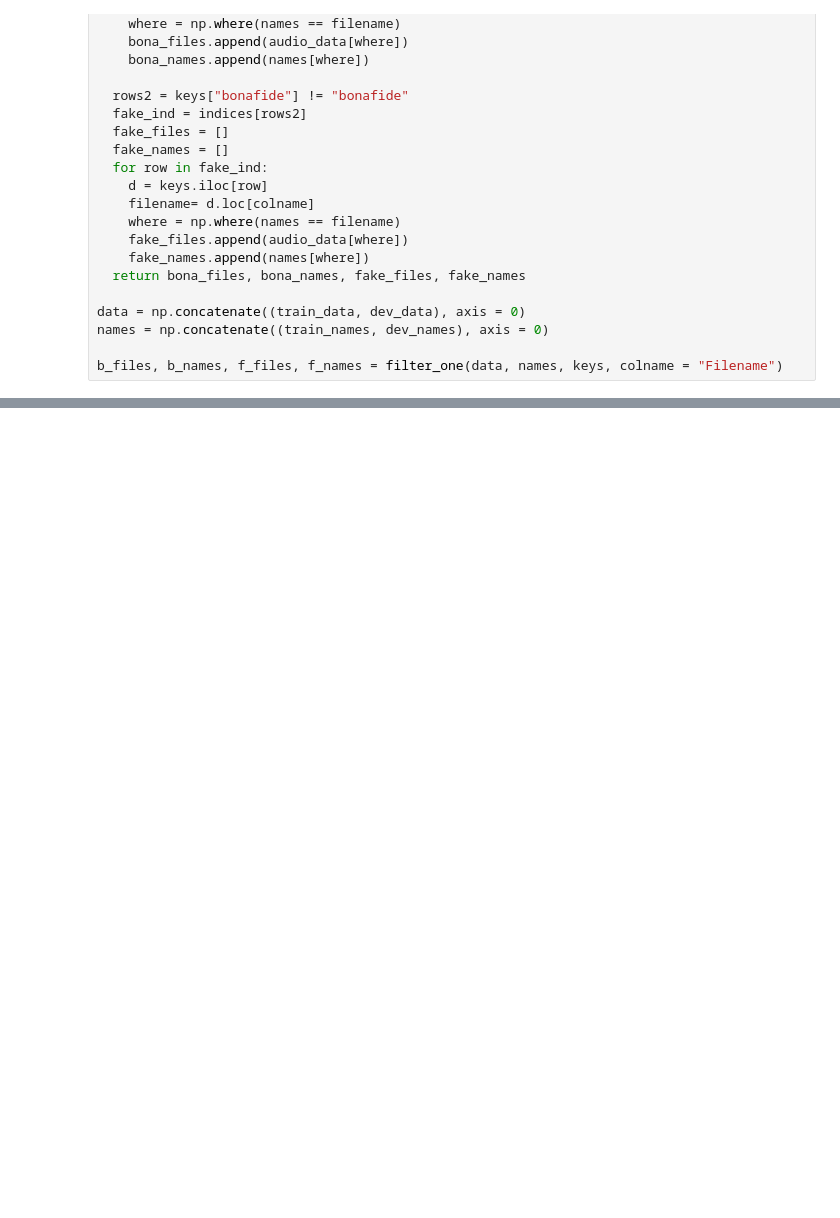
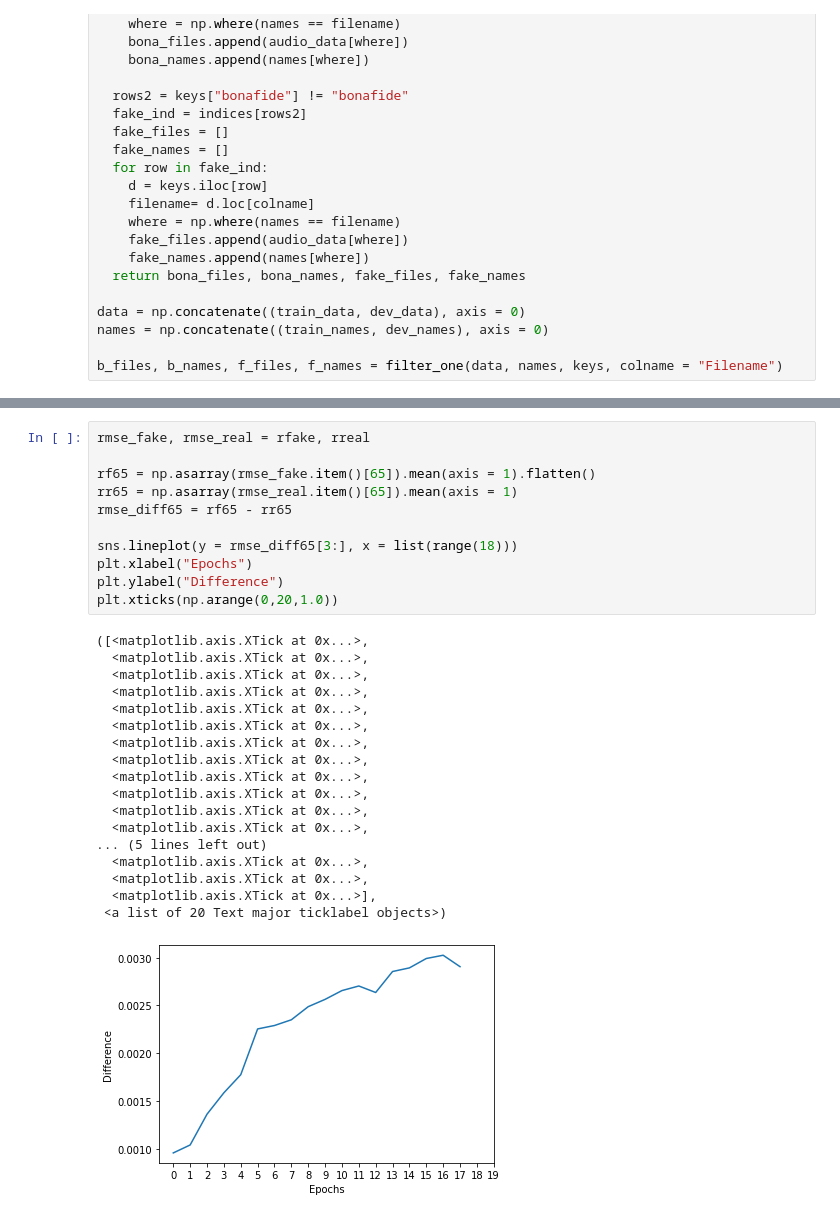
Before and after one commit to junycha97/idl-11785, a Jupyter notebook: 11785FP.ipynb, the cells around one changed output, grey strips where cells are left out. Drawn from its saved outputs; the diff is of its cells as text; blank space fills up the shorter version.

```diff
--- a/11785FP.ipynb
+++ b/11785FP.ipynb
@@ -668,0 +747,30 @@ Epoch [6/20] loss: 0.11310 val_loss: 0.08055 gender0 mse: 0.18057 gender1mse: 0.
+# %%
+rmse_fake, rmse_real = rfake, rreal
+
+rf65 = np.asarray(rmse_fake.item()[65]).mean(axis = 1).flatten()
+rr65 = np.asarray(rmse_real.item()[65]).mean(axis = 1)
+rmse_diff65 = rf65 - rr65
+
+sns.lineplot(y = rmse_diff65[3:], x = list(range(18)))
+plt.xlabel("Epochs")
+plt.ylabel("Difference")
+plt.xticks(np.arange(0,20,1.0))
+# %% [output]
+([<matplotlib.axis.XTick at 0x...>,
+  <matplotlib.axis.XTick at 0x...>,
+  <matplotlib.axis.XTick at 0x...>,
+  <matplotlib.axis.XTick at 0x...>,
+  <matplotlib.axis.XTick at 0x...>,
+  <matplotlib.axis.XTick at 0x...>,
+  <matplotlib.axis.XTick at 0x...>,
+  <matplotlib.axis.XTick at 0x...>,
+  <matplotlib.axis.XTick at 0x...>,
+  <matplotlib.axis.XTick at 0x...>,
+  <matplotlib.axis.XTick at 0x...>,
+  <matplotlib.axis.XTick at 0x...>,
+... (5 lines left out)
+  <matplotlib.axis.XTick at 0x...>,
+  <matplotlib.axis.XTick at 0x...>,
+  <matplotlib.axis.XTick at 0x...>],
+ <a list of 20 Text major ticklabel objects>)
+[figure, added]
```
Also changed, not shown: parts of 27 cells of this notebook.
